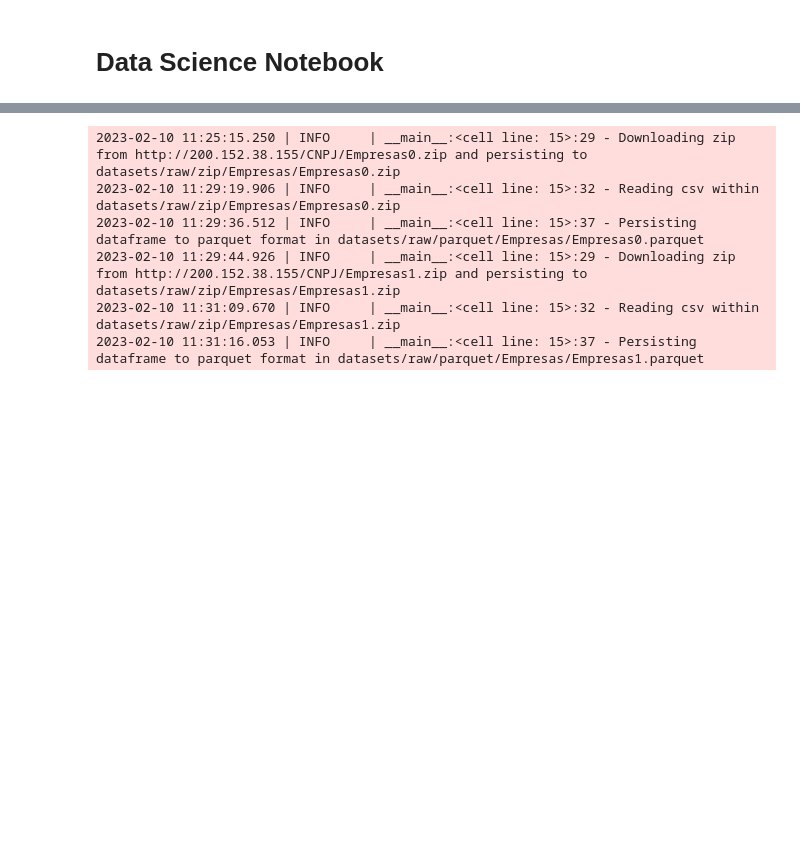
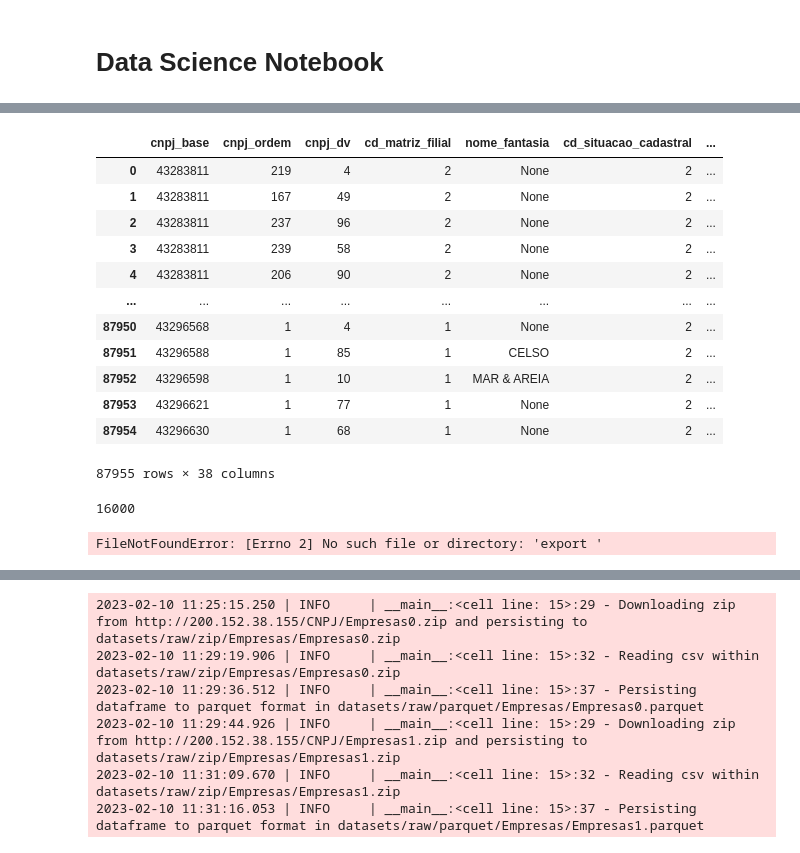
Before and after one commit to emdemor/dados-gov-br-cnpj-python, a Jupyter notebook: cnpj.ipynb, the cells around one changed output, grey strips where cells are left out. Cells and saved outputs as stored; diff of their text form; code cells hidden in the pictures; blank space fills up the shorter version.

```diff
--- a/cnpj.ipynb
+++ b/cnpj.ipynb
@@ -35,0 +228,40 @@ warnings.filterwarnings("ignore")
+# %%
+df
+# %% [output]
+|  | cnpj_base | cnpj_ordem | cnpj_dv | cd_matriz_filial | nome_fantasia | cd_situacao_cadastral | ... |
+| 0 | 43283811 | 219 | 4 | 2 | None | 2 | ... |
+| 1 | 43283811 | 167 | 49 | 2 | None | 2 | ... |
+| 2 | 43283811 | 237 | 96 | 2 | None | 2 | ... |
+| 3 | 43283811 | 239 | 58 | 2 | None | 2 | ... |
+| 4 | 43283811 | 206 | 90 | 2 | None | 2 | ... |
+| ... | ... | ... | ... | ... | ... | ... | ... |
+| 87950 | 43296568 | 1 | 4 | 1 | None | 2 | ... |
+| 87951 | 43296588 | 1 | 85 | 1 | CELSO | 2 | ... |
+| 87952 | 43296598 | 1 | 10 | 1 | MAR & AREIA | 2 | ... |
+| 87953 | 43296621 | 1 | 77 | 1 | None | 2 | ... |
+| 87954 | 43296630 | 1 | 68 | 1 | None | 2 | ... |
+87955 rows × 38 columns
+# %%
+3200*5
+# %% [output]
+16000
+# %%
+import sys
+import subprocess
+
+my_env = os.environ.copy()
+
+my_env["PYTHONPATH"] = os.getcwd()
+my_env["PATH"] = my_env["PATH"] + f":{os.getcwd()}"
+
+#subprocess.Popen(my_command, env=my_env)
+
+subprocess.Popen(
+    [
+        "export ",
+        "python",
+        "cli/export.py",
+    ], env=my_env
+)
+# %% [output]
+FileNotFoundError: [Errno 2] No such file or directory: 'export '
```
Also changed, not shown: parts of 16 cells of this notebook, 6 other files.
